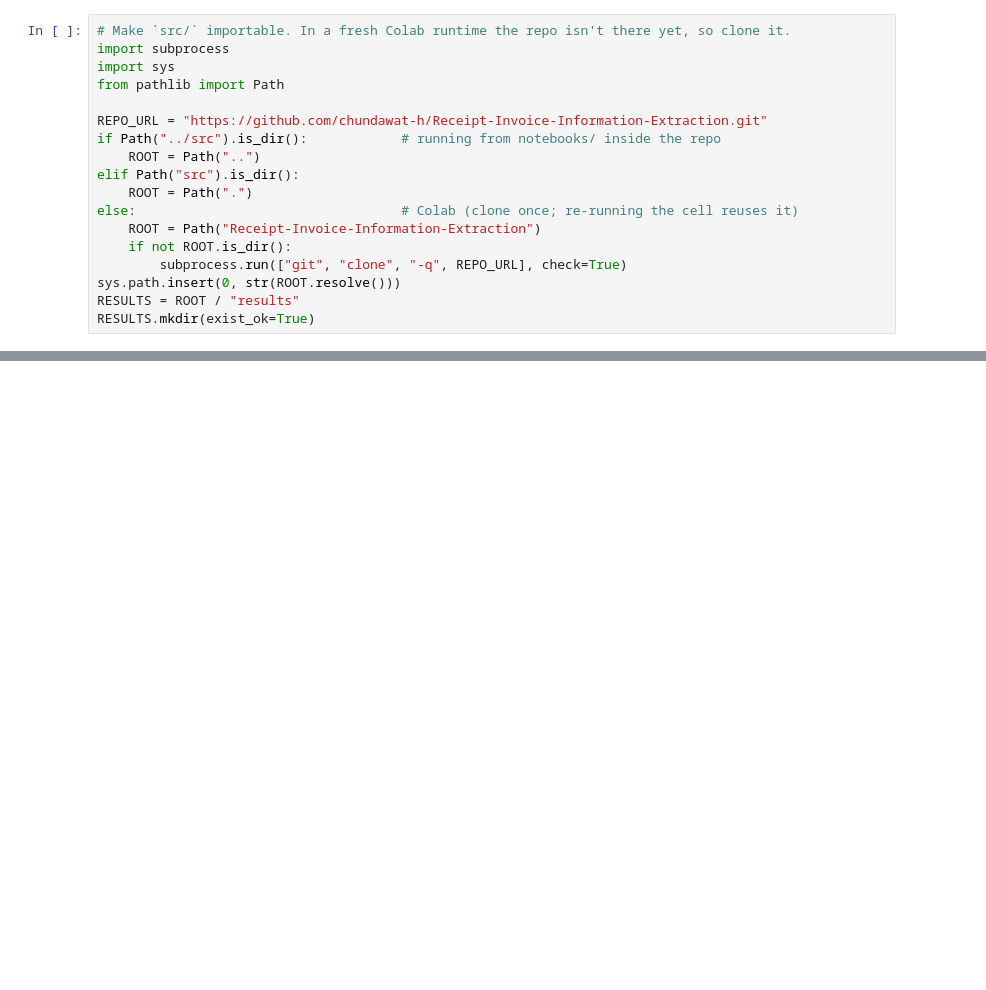
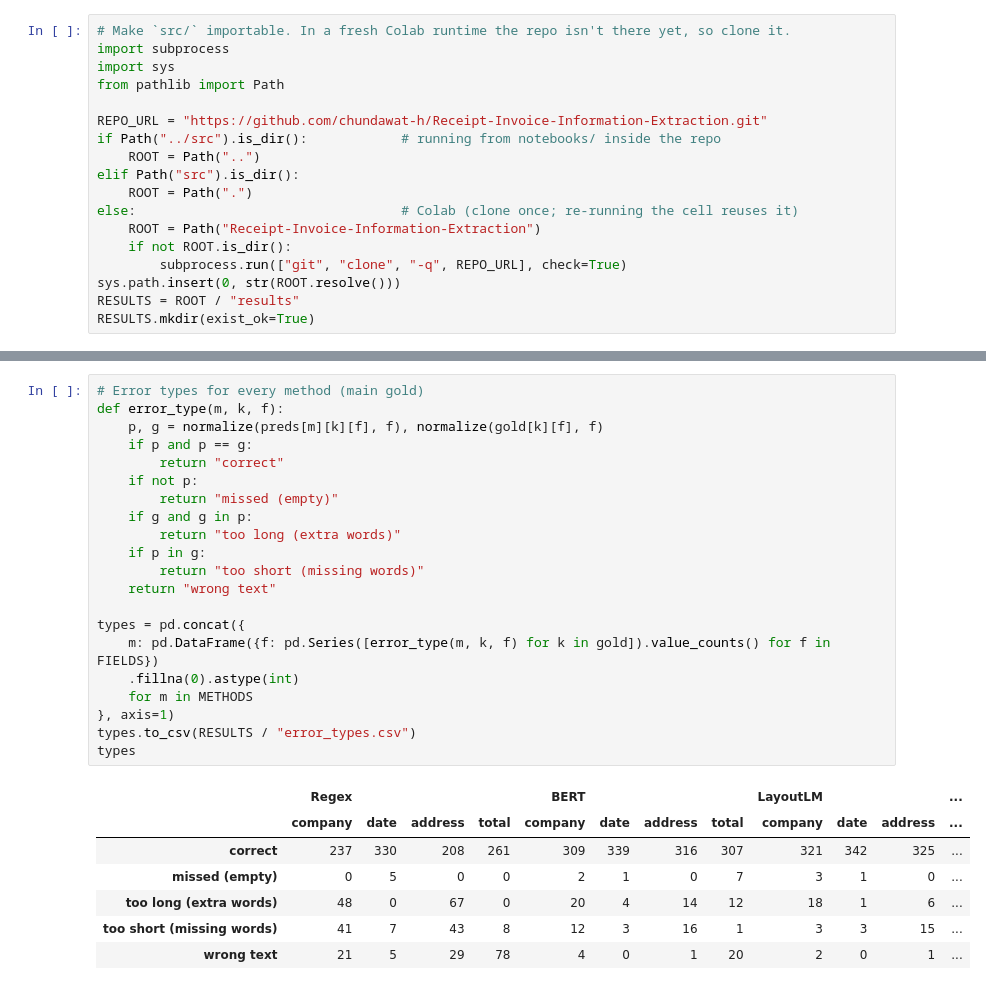
Before and after one commit to chundawat-h/Receipt-Invoice-Information-Extraction, a Jupyter notebook: notebooks/05_results_analysis.ipynb, the cells around one changed output, grey strips where cells are left out. Saved outputs shown, nothing was run; the diff lists cells and outputs as text; blank space fills up the shorter version.

```diff
--- a/notebooks/05_results_analysis.ipynb
+++ b/notebooks/05_results_analysis.ipynb
@@ -37,0 +253,29 @@ display(compare(preds, official))
+# %%
+# Error types for every method (main gold)
+def error_type(m, k, f):
+    p, g = normalize(preds[m][k][f], f), normalize(gold[k][f], f)
+    if p and p == g:
+        return "correct"
+    if not p:
+        return "missed (empty)"
+    if g and g in p:
+        return "too long (extra words)"
+    if p in g:
+        return "too short (missing words)"
+    return "wrong text"
+
+types = pd.concat({
+    m: pd.DataFrame({f: pd.Series([error_type(m, k, f) for k in gold]).value_counts() for f in FIELDS})
+    .fillna(0).astype(int)
+    for m in METHODS
+}, axis=1)
+types.to_csv(RESULTS / "error_types.csv")
+types
+# %% [output]
+|  | Regex |  |  |  | BERT |  |  |  | LayoutLM |  |  | ... |
+|  | company | date | address | total | company | date | address | total | company | date | address | ... |
+| correct | 237 | 330 | 208 | 261 | 309 | 339 | 316 | 307 | 321 | 342 | 325 | ... |
+| missed (empty) | 0 | 5 | 0 | 0 | 2 | 1 | 0 | 7 | 3 | 1 | 0 | ... |
+| too long (extra words) | 48 | 0 | 67 | 0 | 20 | 4 | 14 | 12 | 18 | 1 | 6 | ... |
+| too short (missing words) | 41 | 7 | 43 | 8 | 12 | 3 | 16 | 1 | 3 | 3 | 15 | ... |
+| wrong text | 21 | 5 | 29 | 78 | 4 | 0 | 1 | 20 | 2 | 0 | 1 | ... |
```
Also changed, not shown: parts of 21 cells of this notebook, 6 other files.
